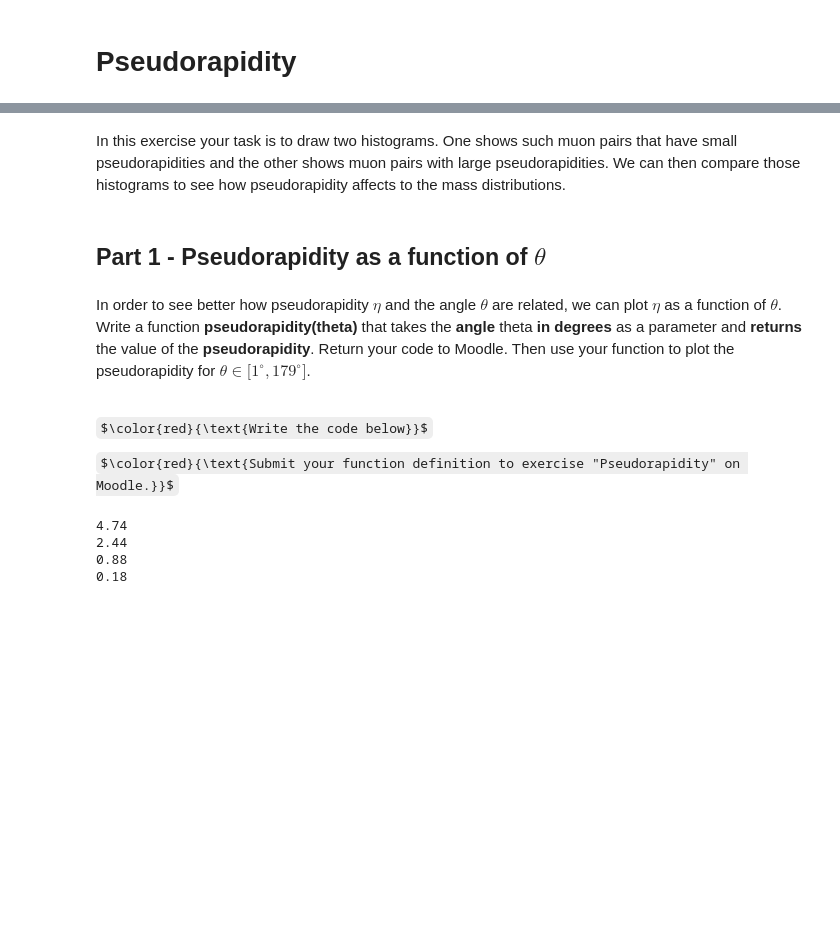
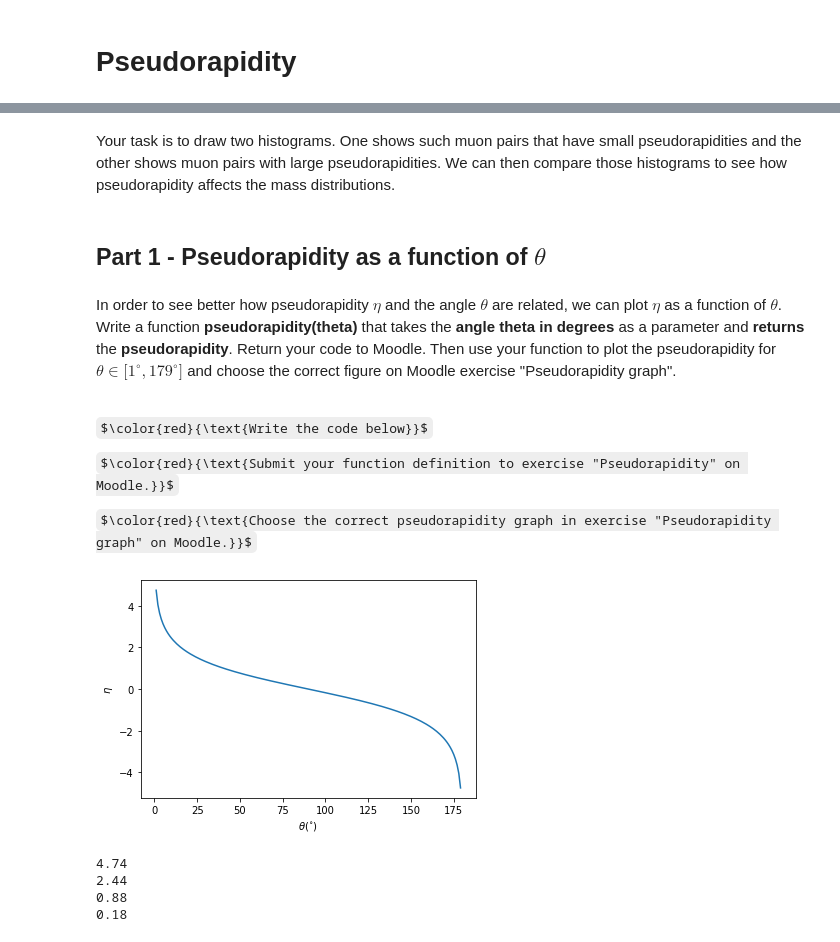
Before and after one commit to mlotti/Hitu_2020, a Jupyter notebook: Notebooks/Week4/Exercise_4_sol.ipynb, the cells around one changed output, grey strips where cells are left out. Saved outputs shown, nothing was run; the diff lists cells and outputs as text; code cells hidden in the pictures; some formulas as TeX source; blank space fills up the shorter version.

```diff
--- a/Notebooks/Week4/Exercise_4_sol.ipynb
+++ b/Notebooks/Week4/Exercise_4_sol.ipynb
@@ -23,15 +23,17 @@ The image 2 below shows a situation where two particle beams from left and right
     <figcaption>Figure 2: Two particles with different pseudorapidities in the CMS detector.</figcaption>
 </figure>
 # %% [markdown]
-In this exercise your task is to draw two histograms. One shows such muon pairs that have small pseudorapidities and the other shows muon pairs with large pseudorapidities. We can then compare those histograms to see how pseudorapidity affects to the mass distributions.
+Your task is to draw two histograms. One shows such muon pairs that have small pseudorapidities and the other shows muon pairs with large pseudorapidities. We can then compare those histograms to see how pseudorapidity affects the mass distributions.
 # %% [markdown]
 ## Part 1 - Pseudorapidity as a function of $\theta$
 # %% [markdown]
-In order to see better how pseudorapidity $\eta$ and the angle $\theta$ are related, we can plot $\eta$ as a function of $\theta$. Write a function **pseudorapidity(theta)** that takes the **angle** theta **in degrees** as a parameter and **returns** the value of the **pseudorapidity**. Return your code to Moodle. Then use your function to plot the pseudorapidity for $\theta \in \mathopen[1^{\circ},179^{\circ}\mathclose]$.
+In order to see better how pseudorapidity $\eta$ and the angle $\theta$ are related, we can plot $\eta$ as a function of $\theta$. Write a function **pseudorapidity(theta)** that takes the **angle theta in degrees** as a parameter and **returns** the **pseudorapidity**. Return your code to Moodle. Then use your function to plot the pseudorapidity for $\theta \in \mathopen[1^{\circ},179^{\circ}\mathclose]$ and choose the correct figure on Moodle exercise "Pseudorapidity graph".
 
 <br>
 
 $\color{red}{\text{Write the code below}}$
 
 $\color{red}{\text{Submit your function definition to exercise "Pseudorapidity" on Moodle.}}$
+
+$\color{red}{\text{Choose the correct pseudorapidity graph in exercise "Pseudorapidity graph" on Moodle.}}$
 # %%
@@ -44,6 +46,17 @@ def pseudorapidity(theta):
     # argument theta in degrees
     theta = np.radians(theta)
     return -np.log(np.tan(theta/2))
+# %%
+# Plot pseudorapidity for theta=[1,179] degrees.
+
+theta = np.linspace(1,179,179)
+plt.figure()
+plt.plot(theta,pseudorapidity(theta))
+plt.xlabel(r'$\theta (^{\circ})$')
+plt.ylabel(r'$\eta$')
+plt.show()
+# %% [output]
+[figure, added]
 # %%
 print(round(pseudorapidity(1),2))
 print(round(pseudorapidity(10),2))
```
Also changed, not shown: parts of 29 cells of this notebook, 5 other files.
